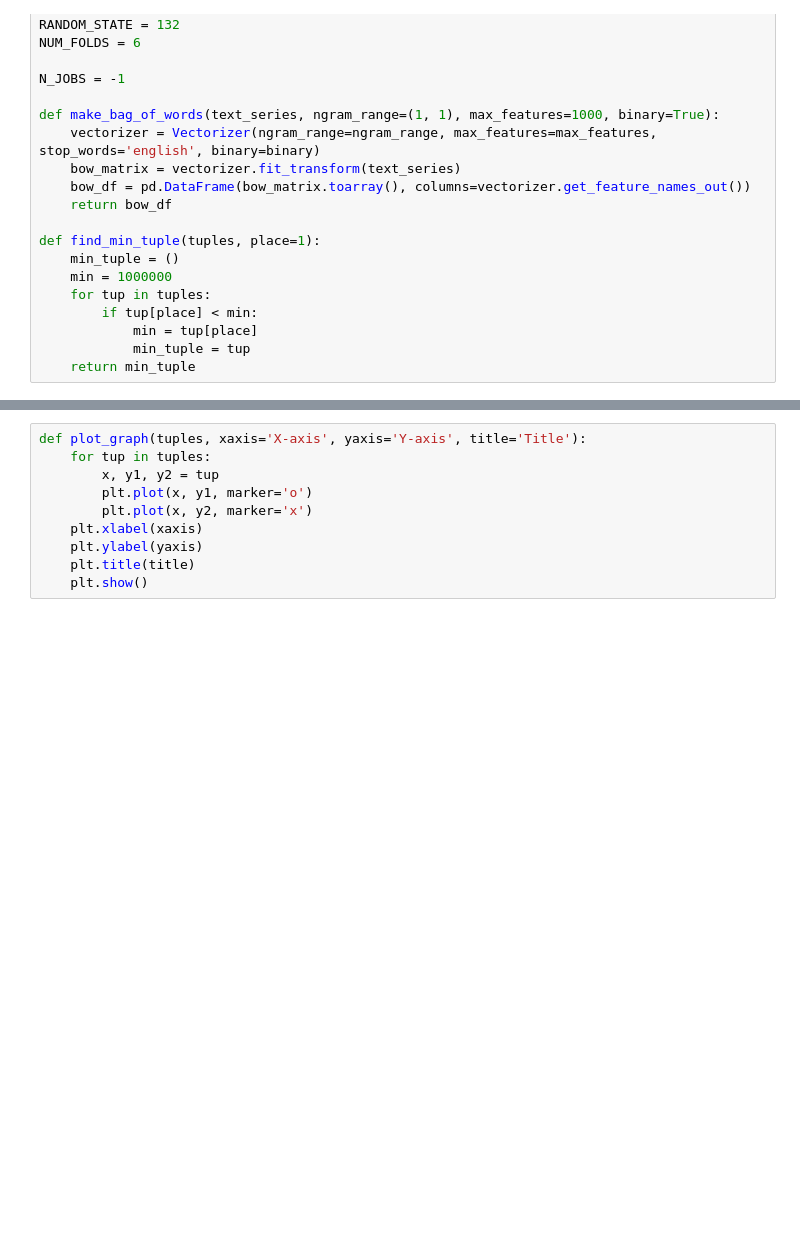
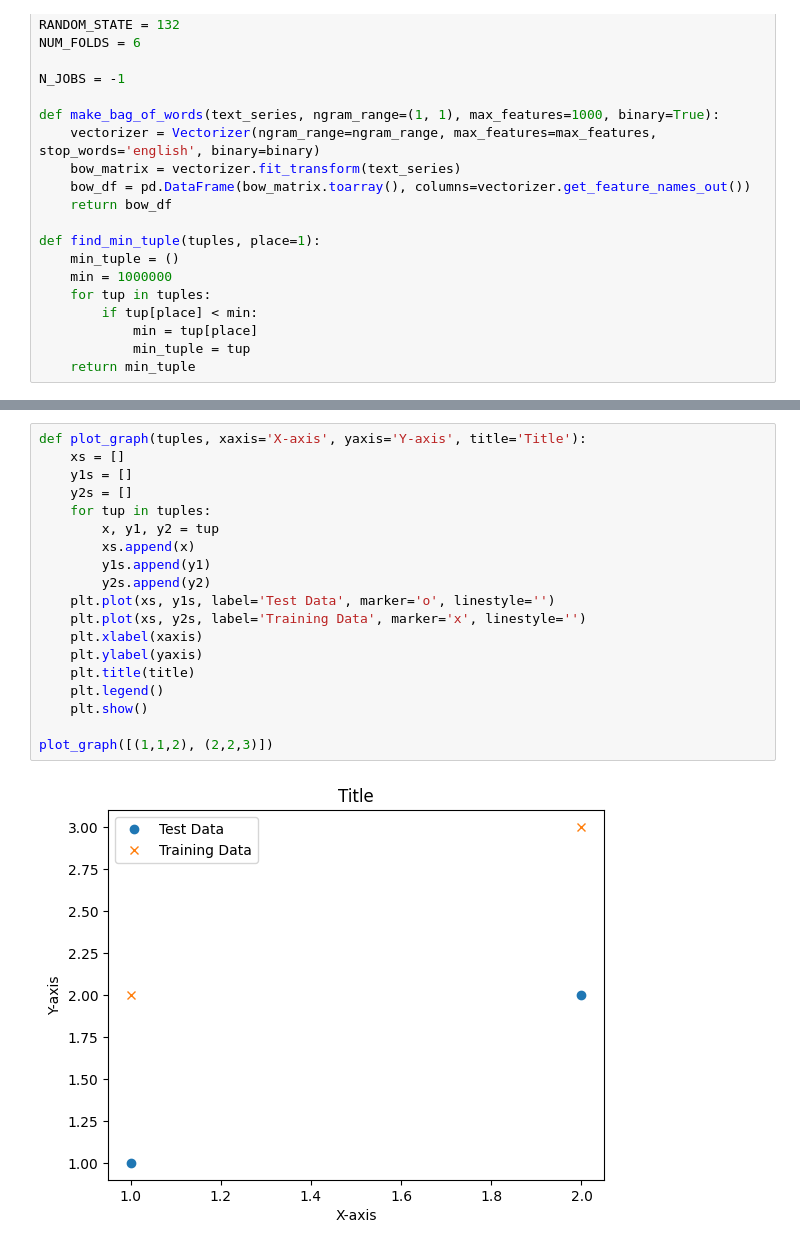
Before and after one commit to hahearn73/projA, a Jupyter notebook: problem2.ipynb, the cells around one changed output, grey strips where cells are left out. Saved outputs shown, nothing was run; the diff lists cells and outputs as text; blank space fills up the shorter version.

```diff
--- a/problem2.ipynb
+++ b/problem2.ipynb
@@ -100,13 +130,24 @@ def test_min_samples_leaf(x_train_array, y_train_array, range_list):
 # %%
 def plot_graph(tuples, xaxis='X-axis', yaxis='Y-axis', title='Title'):
+    xs = []
+    y1s = []
+    y2s = []
     for tup in tuples:
         x, y1, y2 = tup
-        plt.plot(x, y1, marker='o')
-        plt.plot(x, y2, marker='x')
+        xs.append(x)
+        y1s.append(y1)
+        y2s.append(y2)
+    plt.plot(xs, y1s, label='Test Data', marker='o', linestyle='')
+    plt.plot(xs, y2s, label='Training Data', marker='x', linestyle='')
     plt.xlabel(xaxis)
     plt.ylabel(yaxis)
     plt.title(title)
+    plt.legend()
     plt.show()
+
+plot_graph([(1,1,2), (2,2,3)])
+# %% [output]
+[figure, added]
 # %%
 data_dir = "./data_reviews/"
 x_train_df = pd.read_csv(os.path.join(data_dir, 'x_train.csv'))
```
Also changed, not shown: parts of 10 cells of this notebook, 6 other files.
